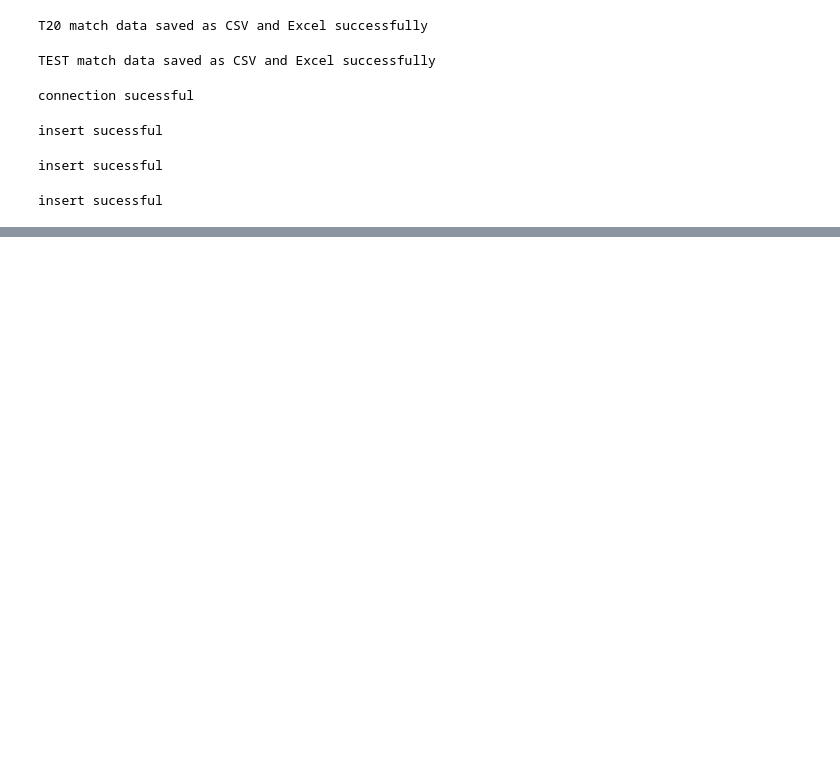
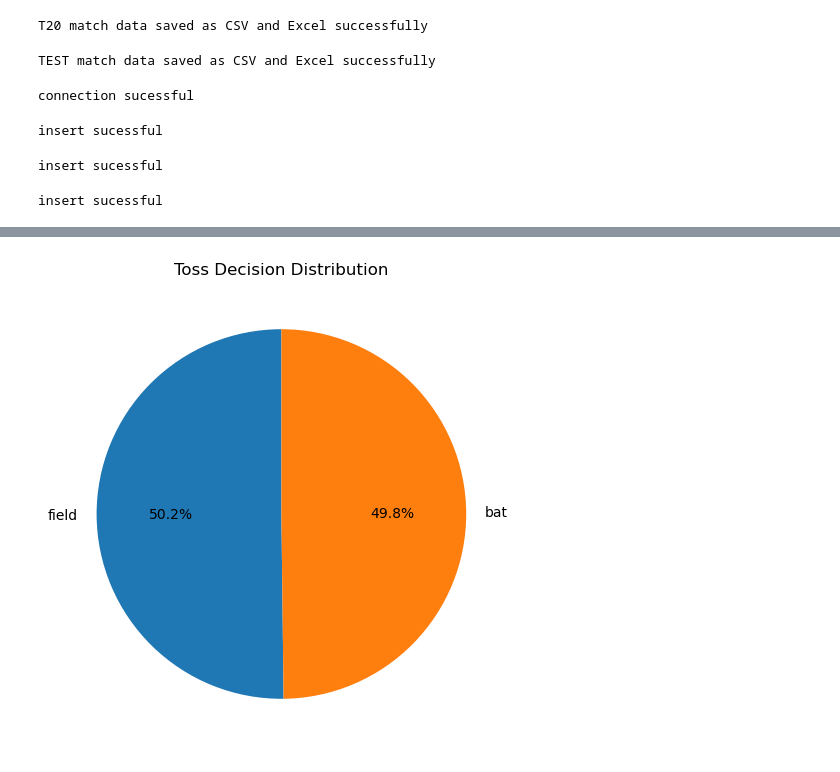
Before and after one commit to Muruga-aravindhan/Cricsheet-_Match-_Data-_Analysis, a Jupyter notebook: secound_project.ipynb, the cells around one changed output, grey strips where cells are left out. Saved outputs shown, nothing was run; the diff lists cells and outputs as text; code cells hidden in the pictures; blank space fills up the shorter version.

```diff
--- a/secound_project.ipynb
+++ b/secound_project.ipynb
@@ -269 +381,9 @@ plt.show()
+# %%
+toss_decisions = df_odies['Toss Decision'].value_counts()
+plt.figure(figsize=(6,6))
+plt.pie(toss_decisions, labels=toss_decisions.index, autopct='%1.1f%%', startangle=90)
+plt.title('Toss Decision Distribution')
+plt.show()
+# %% [output]
+[figure, added]
 # %%
```
Also changed, not shown: parts of 23 cells of this notebook.
